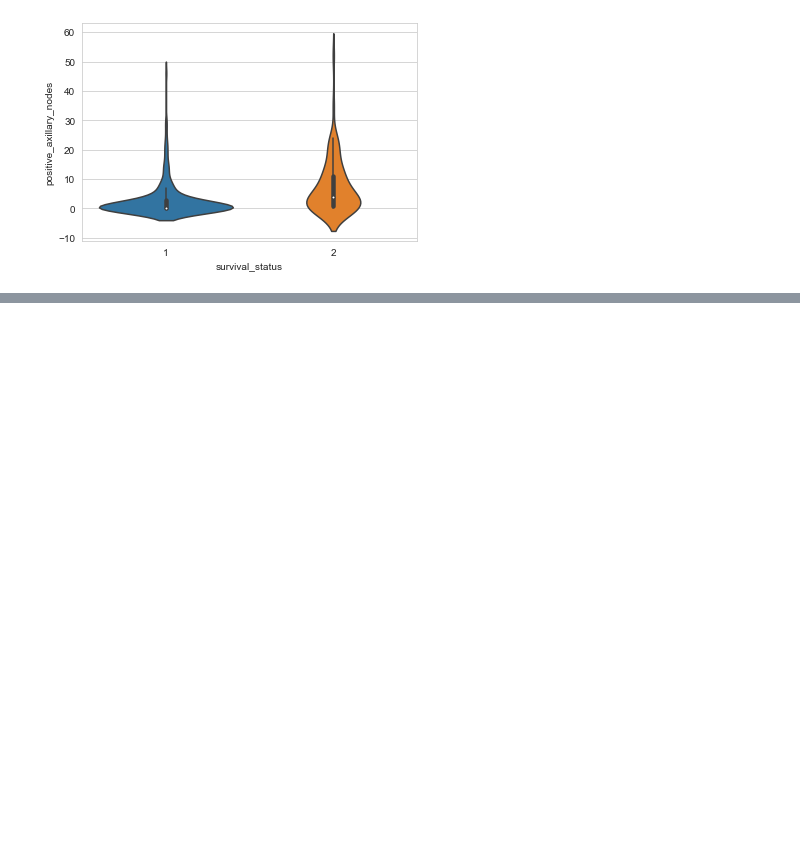
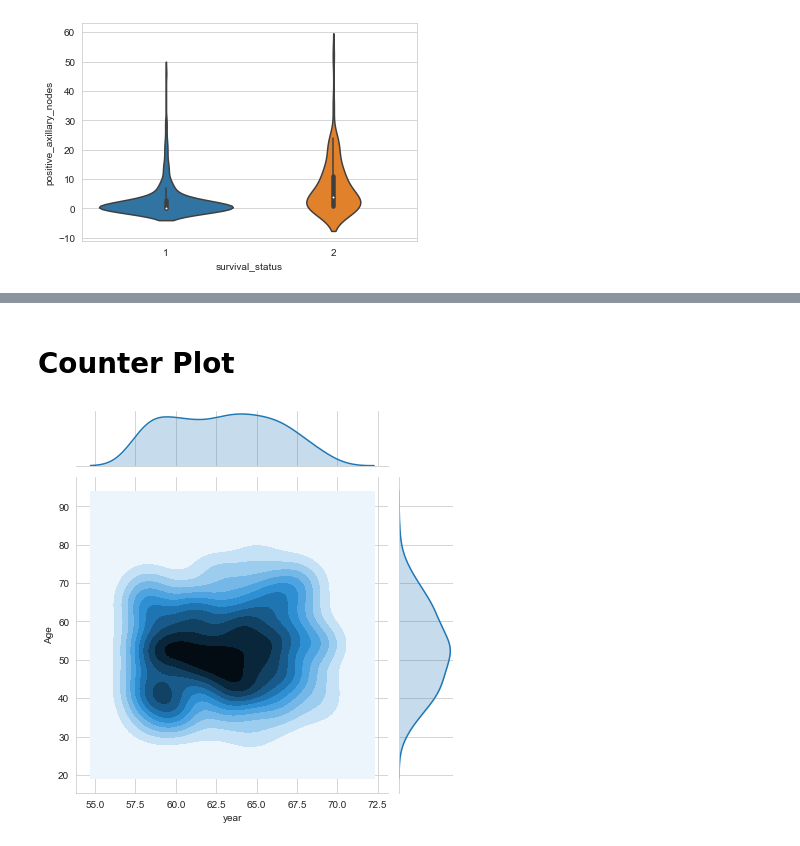
Before and after one commit to khrcmukesh2012/iris-dataset-analysis, a Jupyter notebook: EDA/haberman.ipynb, the cells around one changed output, grey strips where cells are left out. Cells and saved outputs as stored; diff of their text form; code cells hidden in the pictures; blank space fills up the shorter version.

```diff
--- a/EDA/haberman.ipynb
+++ b/EDA/haberman.ipynb
@@ -175,0 +219,8 @@ plt.show()
+# %% [markdown]
+   # Counter Plot
+# %%
+sns.set_style("whitegrid")
+sns.jointplot(x="year",y="Age",data=dataset,kind="kde")
+plt.show()
+# %% [output]
+[figure, added]
```
Also changed, not shown: parts of 16 cells of this notebook, 15 other files.
